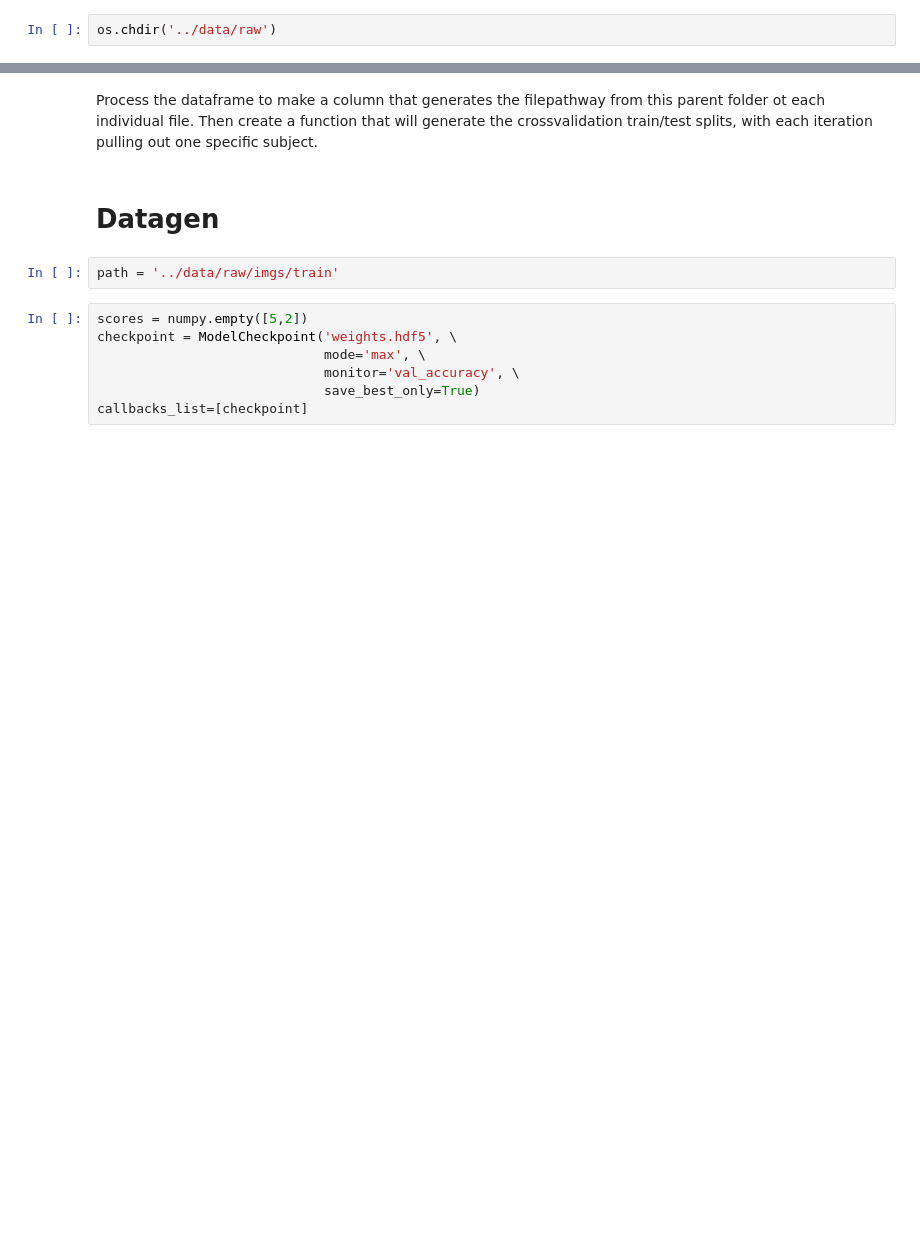
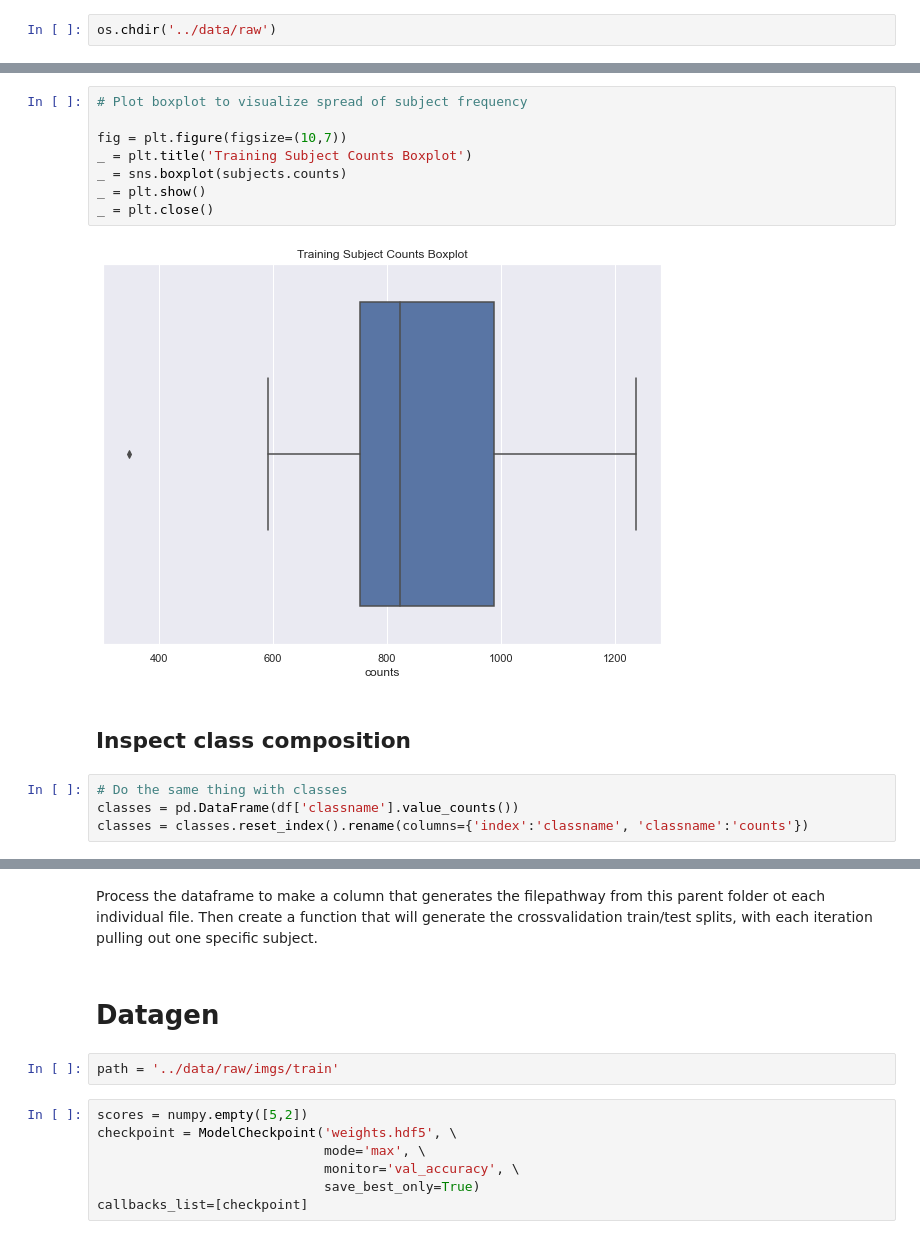
Before and after one commit to Dylan-C-Neal/DistractedDrivingClassifier, a Jupyter notebook: notebooks/Cross-Validation.ipynb, the cells around one changed output, grey strips where cells are left out. Saved outputs shown, nothing was run; the diff lists cells and outputs as text; blank space fills up the shorter version.

```diff
--- a/notebooks/Cross-Validation.ipynb
+++ b/notebooks/Cross-Validation.ipynb
@@ -43,0 +103,16 @@ df.head()
+# %%
+# Plot boxplot to visualize spread of subject frequency
+
+fig = plt.figure(figsize=(10,7))
+_ = plt.title('Training Subject Counts Boxplot')
+_ = sns.boxplot(subjects.counts)
+_ = plt.show()
+_ = plt.close()
+# %% [output]
+[figure, added]
+# %% [markdown]
+## Inspect class composition
+# %%
+# Do the same thing with classes
+classes = pd.DataFrame(df['classname'].value_counts())
+classes = classes.reset_index().rename(columns={'index':'classname', 'classname':'counts'})
```
Also changed, not shown: parts of 23 cells of this notebook.
